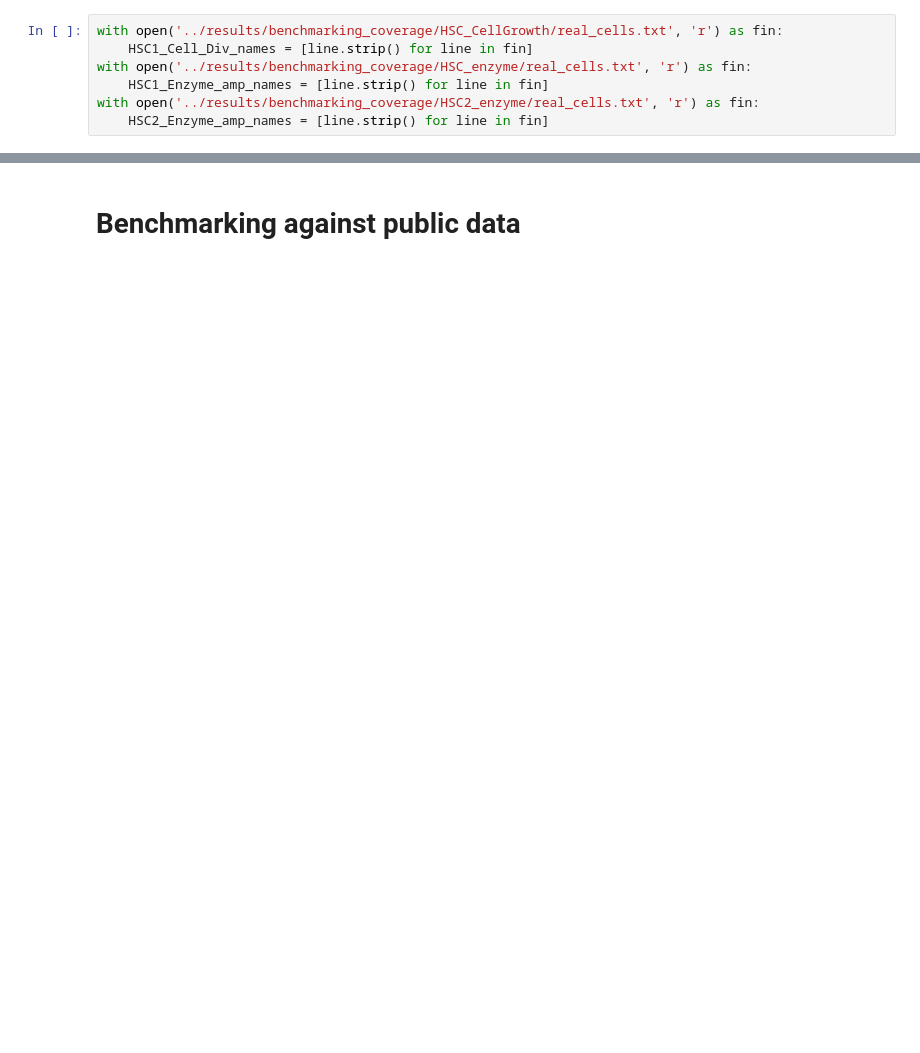
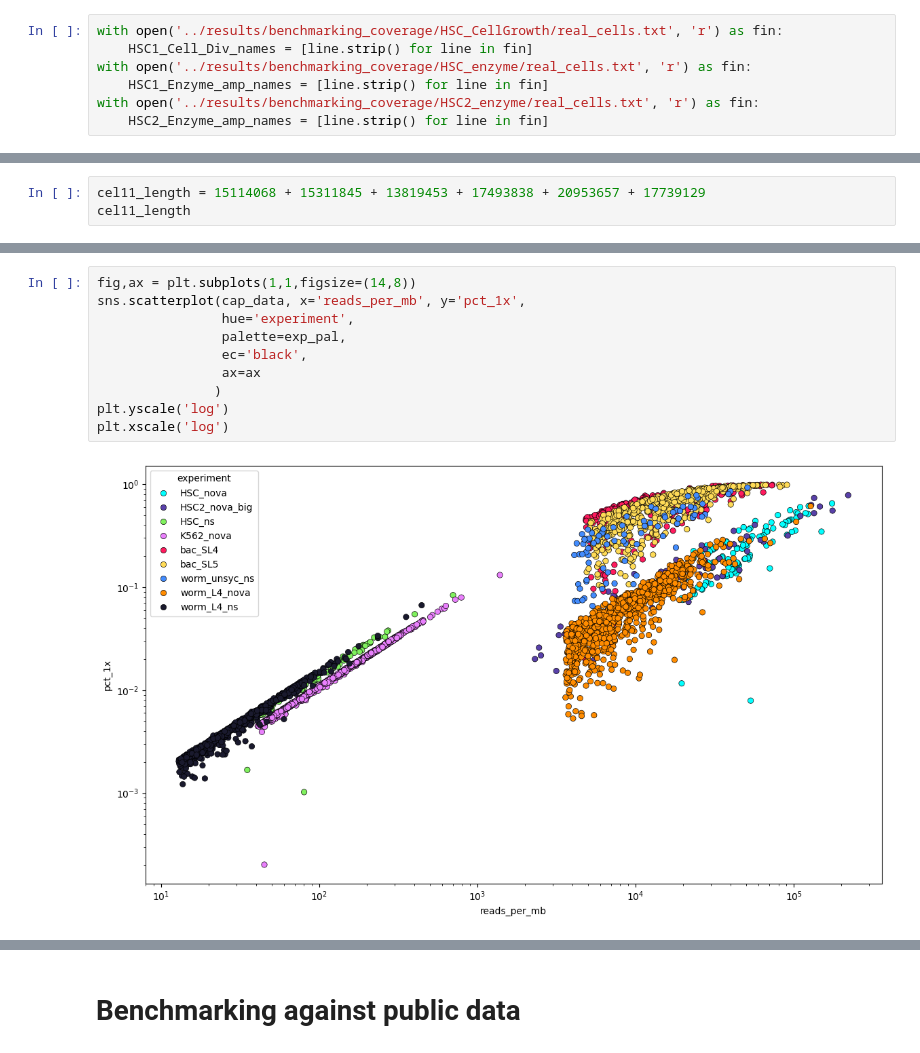
Before and after one commit to SrivatsanLab/SPC_genome, a Jupyter notebook: notebooks/benchmarking_coverage.ipynb, the cells around one changed output, grey strips where cells are left out. Saved outputs shown, nothing was run; the diff lists cells and outputs as text; blank space fills up the shorter version.

```diff
--- a/notebooks/benchmarking_coverage.ipynb
+++ b/notebooks/benchmarking_coverage.ipynb
@@ -235,0 +191,3 @@ data.to_csv('../results/benchmarking_coverage/ALL_qc_summary.csv')
+# %%
+cel11_length = 15114068 + 15311845 + 13819453 + 17493838 + 20953657 + 17739129
+cel11_length
@@ -235,0 +280,12 @@ data.to_csv('../results/benchmarking_coverage/ALL_qc_summary.csv')
+# %%
+fig,ax = plt.subplots(1,1,figsize=(14,8))
+sns.scatterplot(cap_data, x='reads_per_mb', y='pct_1x',
+                hue='experiment',
+                palette=exp_pal,
+                ec='black',
+                ax=ax
+               )
+plt.yscale('log')
+plt.xscale('log')
+# %% [output]
+[figure, added]
```
Also changed, not shown: parts of 94 cells of this notebook, 17 other files.
